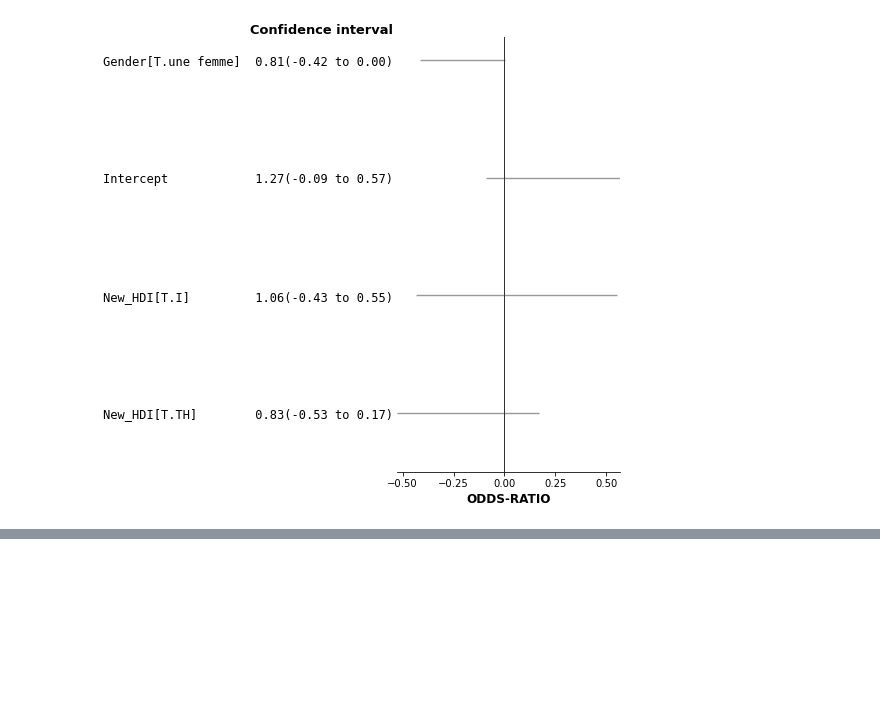
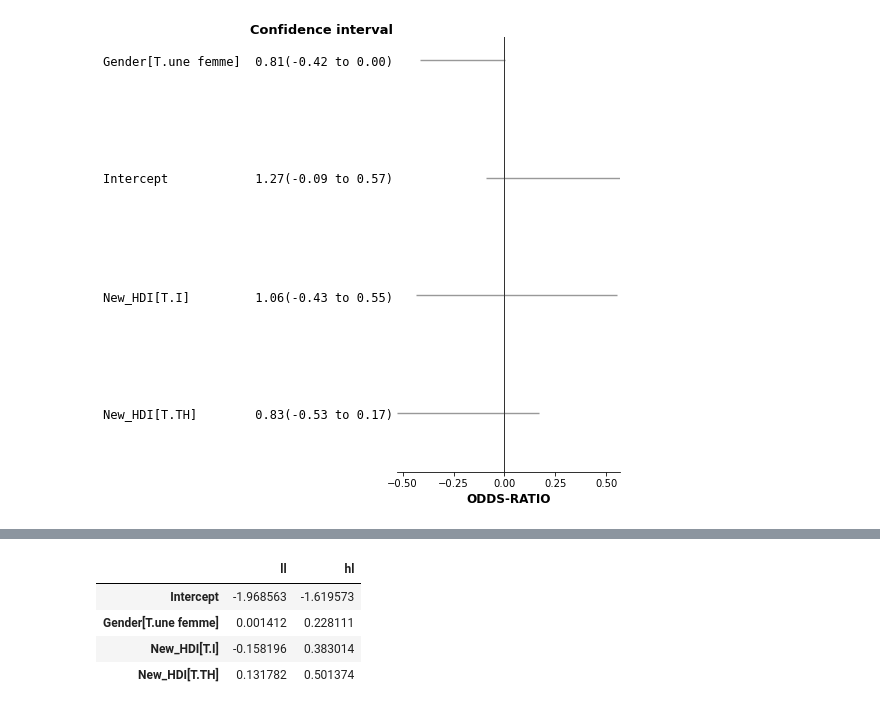
Before and after one commit to smtux/DUDA, a Jupyter notebook: statistique/src/mooc_mertes.ipynb, the cells around one changed output, grey strips where cells are left out. Saved outputs shown, nothing was run; the diff lists cells and outputs as text; code cells hidden in the pictures; blank space fills up the shorter version.

```diff
--- a/statistique/src/mooc_mertes.ipynb
+++ b/statistique/src/mooc_mertes.ipynb
@@ -1074,0 +1114,8 @@ plt.show()
+# %%
+mooc_ci
+# %% [output]
+|  | ll | hl |
+| Intercept | -1.968563 | -1.619573 |
+| Gender[T.une femme] | 0.001412 | 0.228111 |
+| New_HDI[T.I] | -0.158196 | 0.383014 |
+| New_HDI[T.TH] | 0.131782 | 0.501374 |
```
Also changed, not shown: parts of 10 cells of this notebook.
